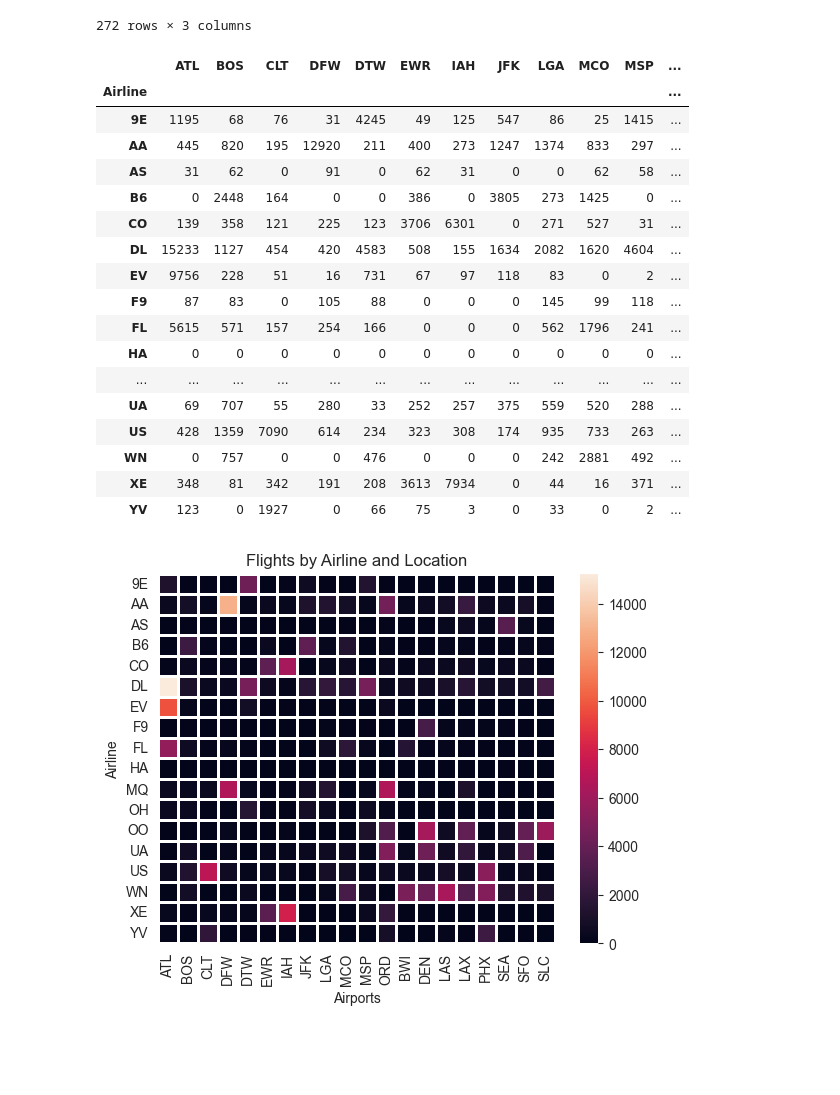
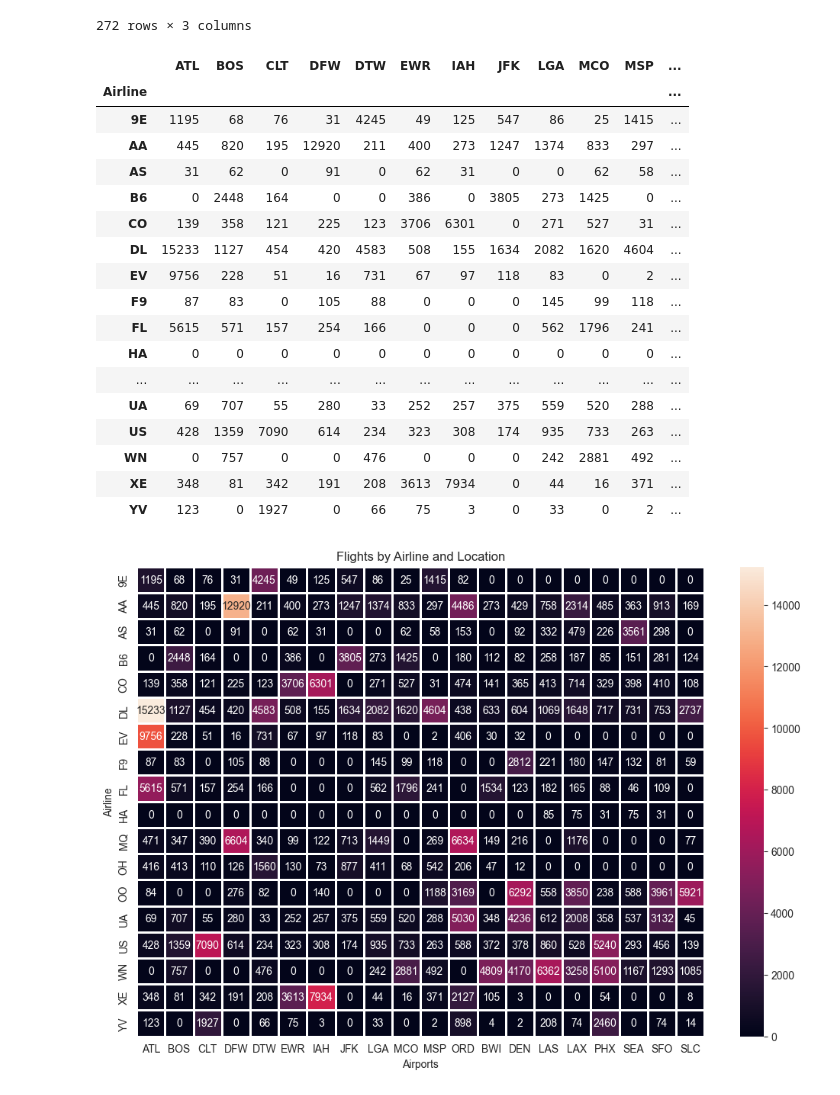
Before and after one commit to Ethan07914/flight_data_insight, a Jupyter notebook: main.ipynb, the cells around one changed output. Cells and saved outputs as stored; diff of their text form; code cells hidden in the pictures; blank space fills up the shorter version.

Commit message:
Improvements to heatmap

```diff
--- a/main.ipynb
+++ b/main.ipynb
@@ -322,33 +322,33 @@ flight_dict = {'Airline':Airlines1}
 count=0
 for Airport in Airports1:
     flight_dict[Airports1[count]] = get_flights(Airports1[count])
     count+=1
 
 flight_frame = pd.DataFrame(flight_dict).set_index('Airline')
 
-
-sns.heatmap(data=flight_frame, linewidths=1, linecolor='white')
+plt.figure(figsize=(12,8))
+sns.heatmap(data=flight_frame, linewidths=1,linecolor='white', annot=True, annot_kws={'size':10}, fmt='d') #fmt = d displays numbers as digits
 plt.xlabel('Airports')
 plt.title('Flights by Airline and Location')
 
 flight_frame
 # %% [output]
 |  | ATL | BOS | CLT | DFW | DTW | EWR | IAH | JFK | LGA | MCO | MSP | ... |
 | Airline |  |  |  |  |  |  |  |  |  |  |  | ... |
 | 9E | 1195 | 68 | 76 | 31 | 4245 | 49 | 125 | 547 | 86 | 25 | 1415 | ... |
 | AA | 445 | 820 | 195 | 12920 | 211 | 400 | 273 | 1247 | 1374 | 833 | 297 | ... |
 | AS | 31 | 62 | 0 | 91 | 0 | 62 | 31 | 0 | 0 | 62 | 58 | ... |
 | B6 | 0 | 2448 | 164 | 0 | 0 | 386 | 0 | 3805 | 273 | 1425 | 0 | ... |
 | CO | 139 | 358 | 121 | 225 | 123 | 3706 | 6301 | 0 | 271 | 527 | 31 | ... |
 | DL | 15233 | 1127 | 454 | 420 | 4583 | 508 | 155 | 1634 | 2082 | 1620 | 4604 | ... |
 | EV | 9756 | 228 | 51 | 16 | 731 | 67 | 97 | 118 | 83 | 0 | 2 | ... |
 | F9 | 87 | 83 | 0 | 105 | 88 | 0 | 0 | 0 | 145 | 99 | 118 | ... |
 | FL | 5615 | 571 | 157 | 254 | 166 | 0 | 0 | 0 | 562 | 1796 | 241 | ... |
 | HA | 0 | 0 | 0 | 0 | 0 | 0 | 0 | 0 | 0 | 0 | 0 | ... |
 | ... | ... | ... | ... | ... | ... | ... | ... | ... | ... | ... | ... | ... |
 | UA | 69 | 707 | 55 | 280 | 33 | 252 | 257 | 375 | 559 | 520 | 288 | ... |
 | US | 428 | 1359 | 7090 | 614 | 234 | 323 | 308 | 174 | 935 | 733 | 263 | ... |
 | WN | 0 | 757 | 0 | 0 | 476 | 0 | 0 | 0 | 242 | 2881 | 492 | ... |
 | XE | 348 | 81 | 342 | 191 | 208 | 3613 | 7934 | 0 | 44 | 16 | 371 | ... |
 | YV | 123 | 0 | 1927 | 0 | 66 | 75 | 3 | 0 | 33 | 0 | 2 | ... |
-[figure, old version]
+[figure, new version]
```
